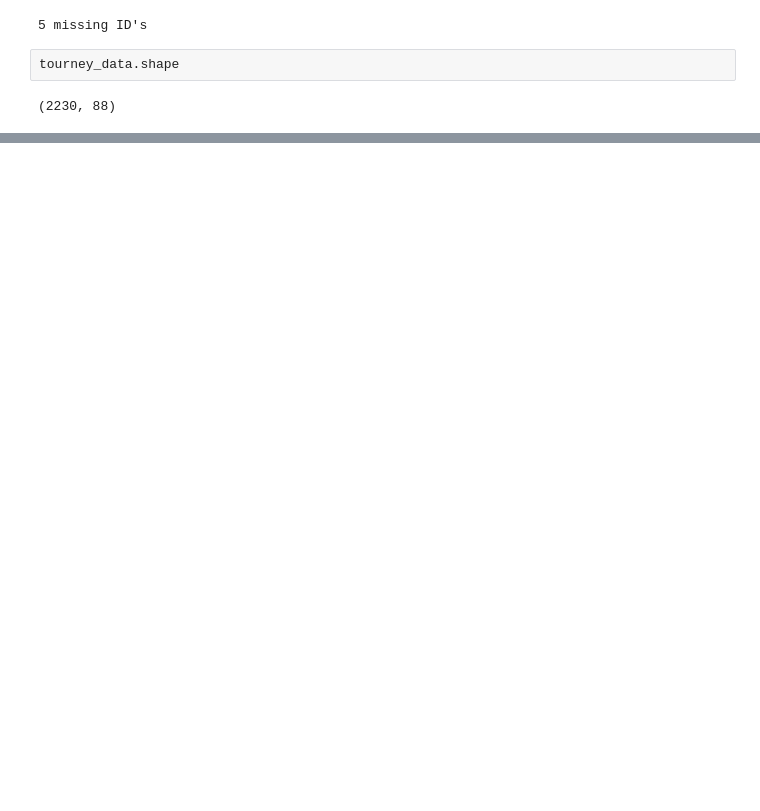
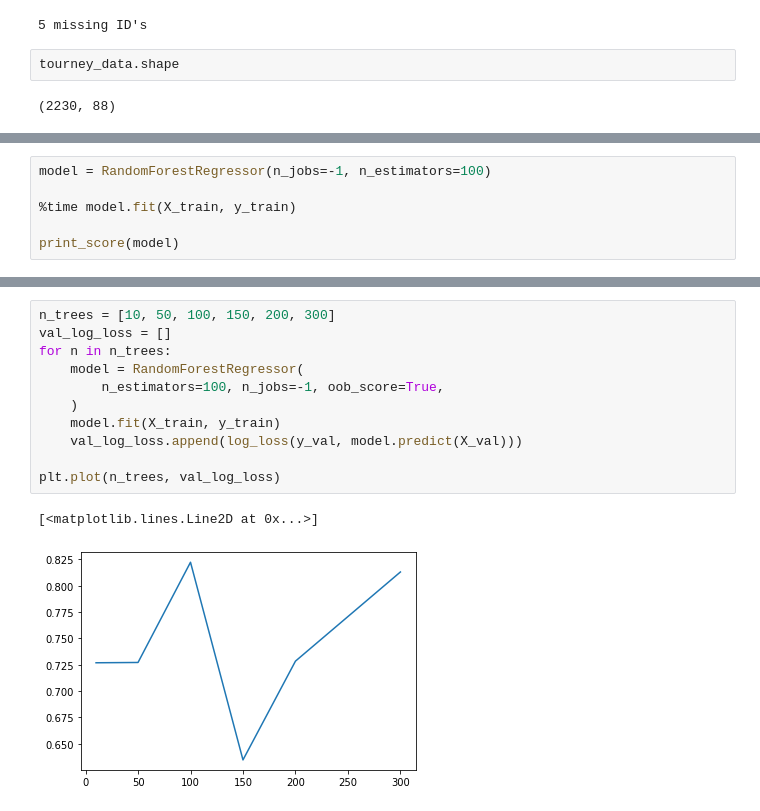
Before and after one commit to MatanFreedman/kaggle-march-madness-2021, a Jupyter notebook: notebooks/Paris Madness.ipynb, the cells around one changed output, grey strips where cells are left out. Cells and saved outputs as stored; diff of their text form; blank space fills up the shorter version.

Commit message:
finished feature creation, started model creation

```diff
--- a/notebooks/Paris Madness.ipynb
+++ b/notebooks/Paris Madness.ipynb
@@ -355,0 +424,6 @@ tourney_data.to_csv("../data/interim/features-03-10.csv", index=False)
+# %%
+model = RandomForestRegressor(n_jobs=-1, n_estimators=100)
+
+%time model.fit(X_train, y_train)
+
+print_score(model)
@@ -355,0 +436,14 @@ tourney_data.to_csv("../data/interim/features-03-10.csv", index=False)
+# %%
+n_trees = [10, 50, 100, 150, 200, 300]
+val_log_loss = []
+for n in n_trees:
+    model = RandomForestRegressor(
+        n_estimators=100, n_jobs=-1, oob_score=True,
+    )
+    model.fit(X_train, y_train)
+    val_log_loss.append(log_loss(y_val, model.predict(X_val)))
+
+plt.plot(n_trees, val_log_loss)
+# %% [output]
+[<matplotlib.lines.Line2D at 0x...>]
+[figure, added]
```
Also changed, not shown: parts of 20 cells of this notebook, 2 other files.
